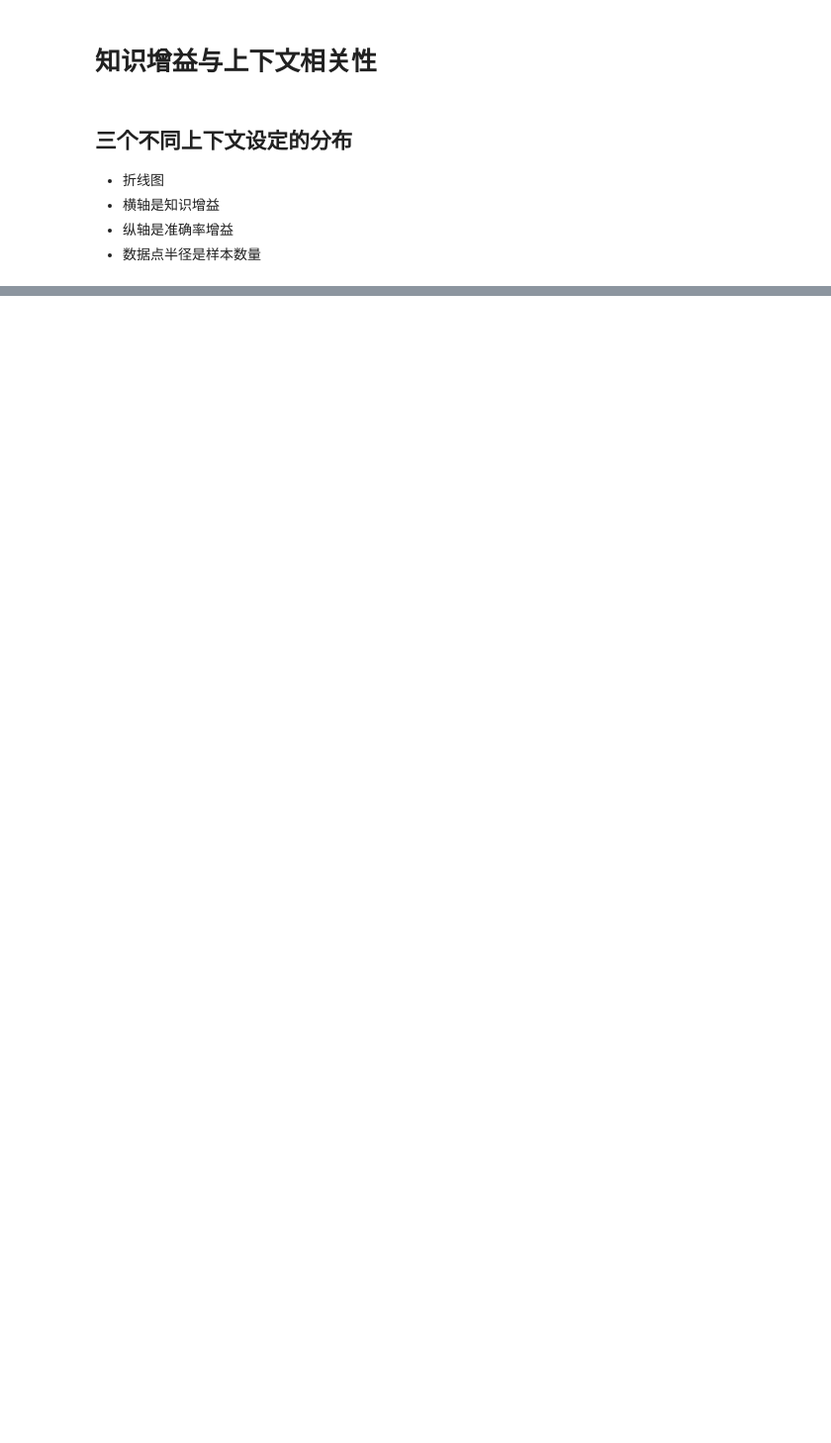
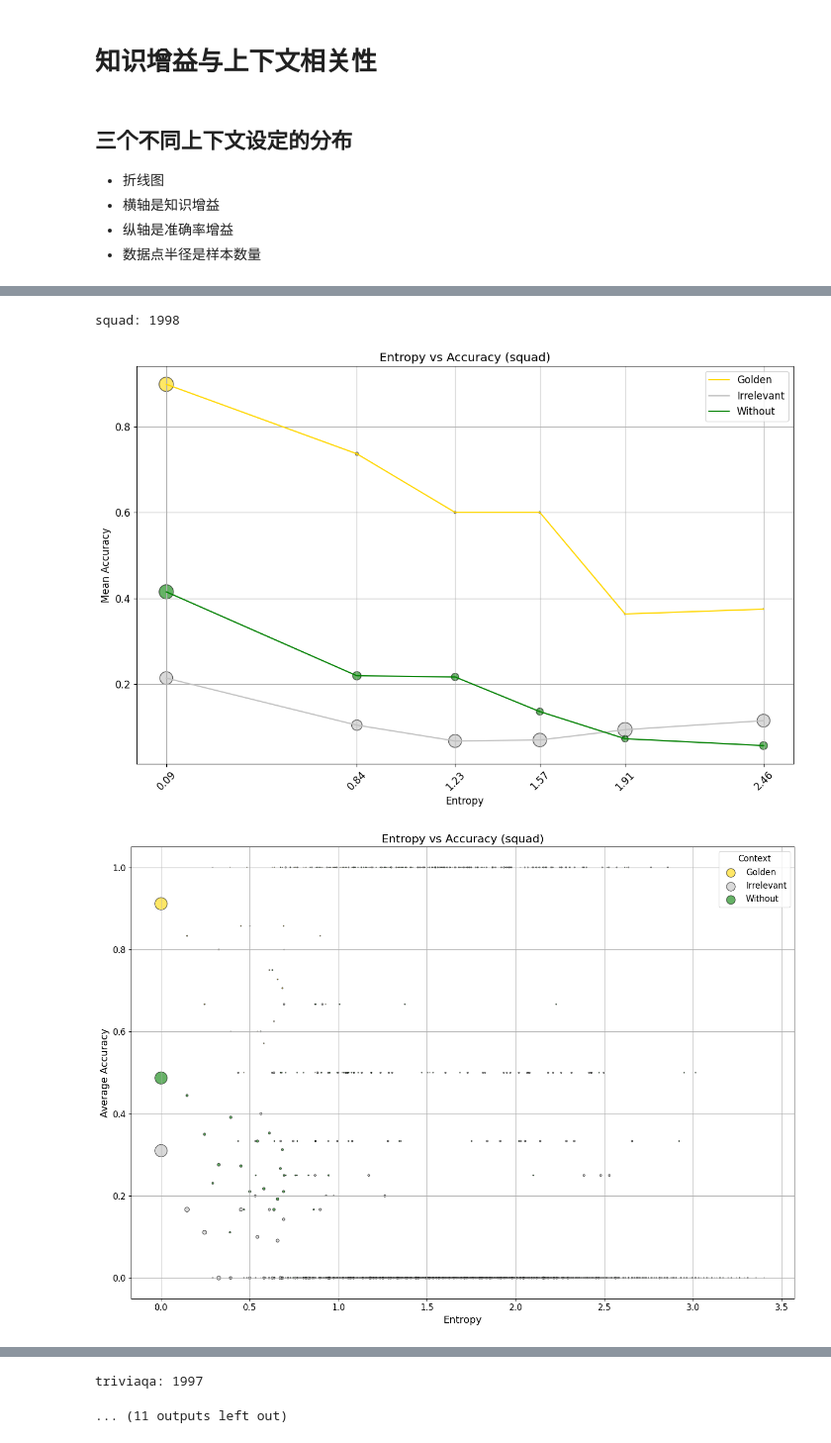
Before and after one commit to zerocpp/frag4, a Jupyter notebook: 信息增益与上下文相关性3-bioasq.ipynb, the cells around one changed output, grey strips where cells are left out. Shown at 99% size. Cells and saved outputs as stored; diff of their text form; code cells hidden in the pictures; blank space fills up the shorter version.

```diff
--- a/信息增益与上下文相关性3-bioasq.ipynb
+++ b/信息增益与上下文相关性3-bioasq.ipynb
@@ -147,11 +147,10 @@ def check_item(item):
 
     return True
 
-all_data = load_pickle_file("output/data/qwen-bioasq.pkl")
-data = []
-for item in all_data["data"]:
-    if check_item(item):
-        data.append(item)
-        # diff_entropy.append(item["golden"]["entropy"] - item["irrelevant"]["entropy"])
-        # diff_acc.append(item["golden"]["accuracy_qwen"] - item["irrelevant"]["accuracy_qwen"])
-print(f"valid data: {len(data)}")
+def load_data(dataset_name, model_name='qwen'):
+    all_data = load_pickle_file(f"output/data/{model_name}-{dataset_name}.pkl")
+    data = []
+    for item in all_data["data"]:
+        if check_item(item):
+            data.append(item)
+    return data
@@ -512,0 +1117,28 @@ plt.show()
+# %%
+def plot_dataset(data, dataset):
+    print(f"{dataset}: {len(data)}")
+    plot_entropy_vs_accuracy(data, dataset)
+    plot_entropy_vs_accuracy_scatter(data, dataset)
+    plot_entropy_vs_accuracy_line(data, dataset)
+    plot_entropy_vs_accuracy_heatmap(data, dataset)
+
+    plot_diff_entropy_vs_diff_accuracy(data, dataset)
+    plot_diff_entropy_vs_diff_accuracy_scatter(data, dataset)
+    plot_diff_entropy_vs_diff_accuracy_line(data, dataset)
+    plot_diff_entropy_vs_diff_accuracy_heatmap(data, dataset)
+    plot_diff_entropy_vs_diff_accuracy_dual_heatmap(data, dataset)
+    plot_diff_entropy_vs_diff_accuracy_annotated_heatmap(data, dataset)
+
+def plot_all():
+    all_data = []
+    for dataset in ["squad", "triviaqa", "bioasq"]:
+        data = load_data(dataset)
+        plot_dataset(data, dataset)
+        all_data.extend(data)
+    plot_dataset(all_data, "all")
+
+%time plot_all()
+# %% [output]
+squad: 1998
+[figure, added]
+[figure, added]
@@ -512,0 +1153,2 @@ plt.show()
+triviaqa: 1997
+... (11 outputs left out)
```
Also changed, not shown: parts of 14 cells of this notebook.
